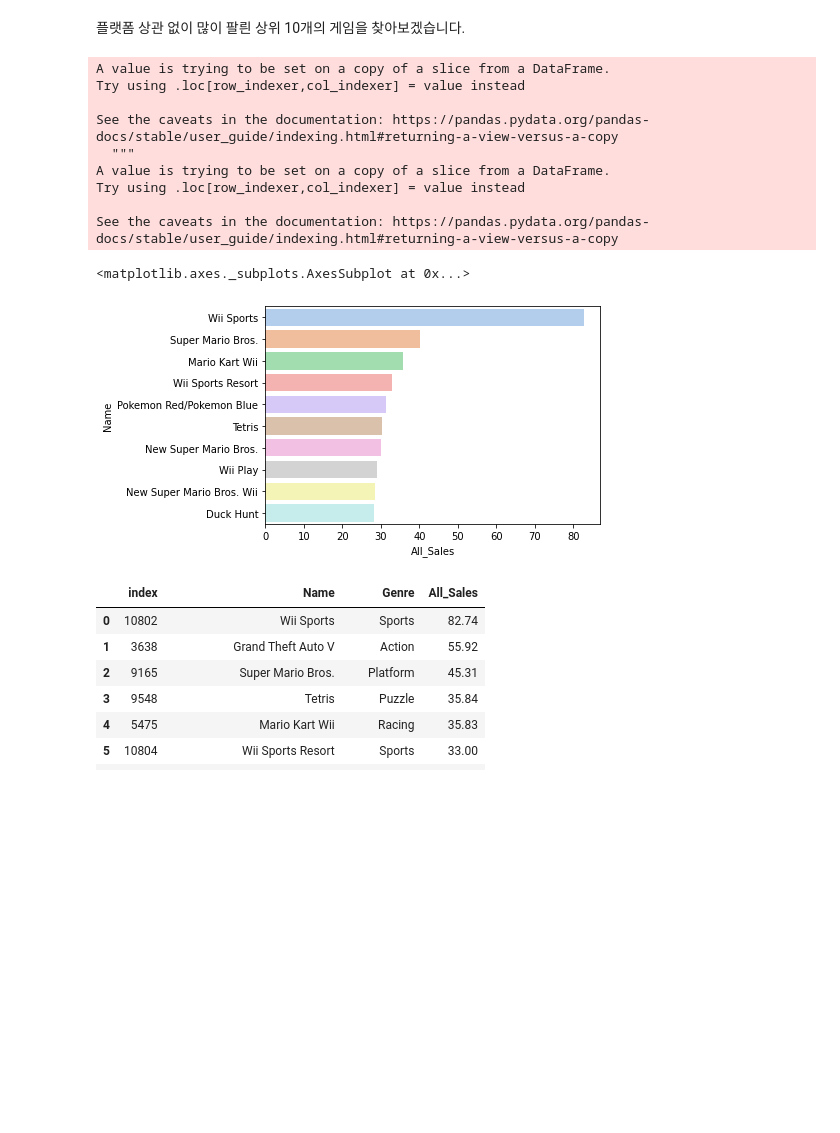
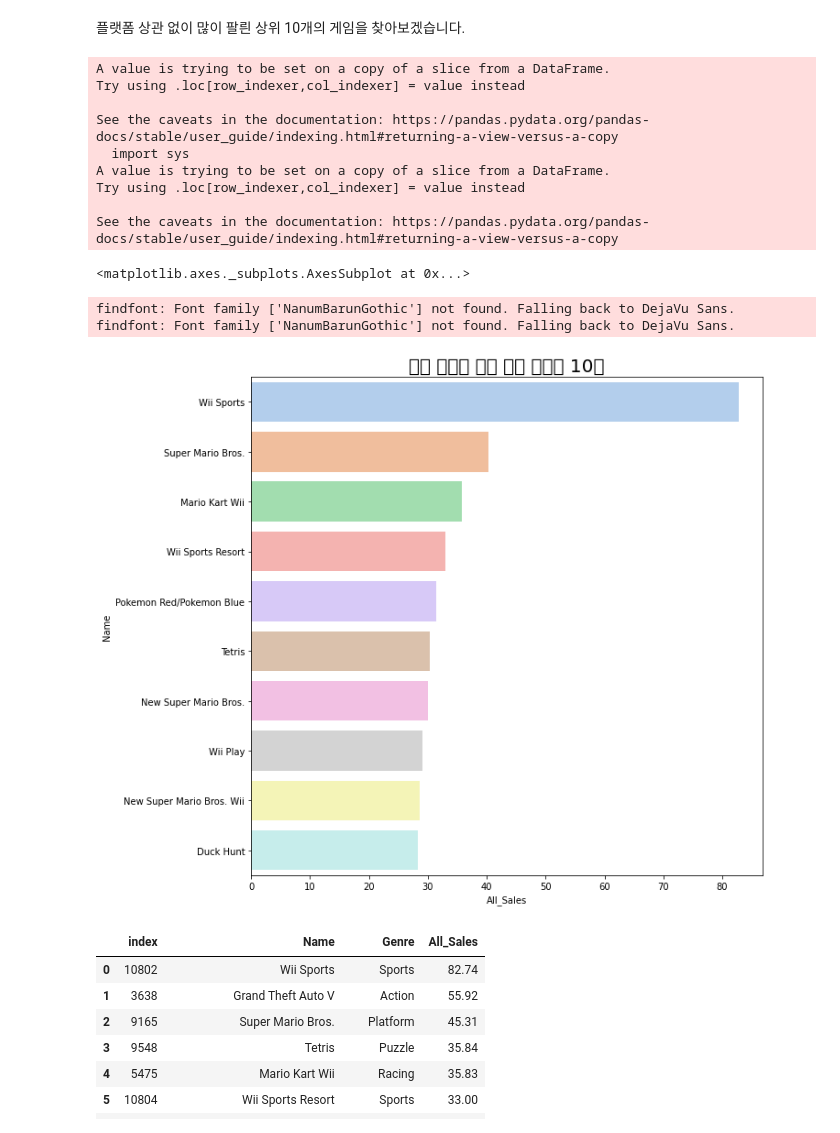
Before and after one commit to okok7272/CodeStatesProject, a Jupyter notebook: Section1/Project1_game_trends.ipynb, the cells around one changed output. Saved outputs shown, nothing was run; the diff lists cells and outputs as text; code cells hidden in the pictures; blank space fills up the shorter version.

```diff
--- a/Section1/Project1_game_trends.ipynb
+++ b/Section1/Project1_game_trends.ipynb
@@ -990,26 +983,31 @@ game_asc.head(10).reset_index(drop=False)
 플랫폼 상관 없이 많이 팔릔 상위 10개의 게임을 찾아보겠습니다.
 # %%
 #상위권 데이터는 일단 10%로 스캐터 플롯 구성
+plt.rc('font', family='NanumBarunGothic')
+
 game_per= game_asc.head(10)
 game_per1= game_per[['Name','All_Sales']]
 game_per_sum= game_per1['All_Sales'].sum()
 game_per1['Sales_per']= game_per1['All_Sales']/game_per_sum
 game_per1['Sales_per']=game_per1['Sales_per']*100
 #game_per1.drop(['All_Sales'],axis=1,inplace=True)
-
+plt.figure(figsize=(10,10))
+plt. title('멀티 플랫폼 기준 최다 판매량 10위', fontsize=20)
 sns.barplot(y='Name', x='All_Sales',data=game_per1,ci=False,alpha=0.9,palette='pastel')
 # %% [output]
 A value is trying to be set on a copy of a slice from a DataFrame.
 Try using .loc[row_indexer,col_indexer] = value instead
 
 See the caveats in the documentation: https://pandas.pydata.org/pandas-docs/stable/user_guide/indexing.html#returning-a-view-versus-a-copy
-  """
+  import sys
 A value is trying to be set on a copy of a slice from a DataFrame.
 Try using .loc[row_indexer,col_indexer] = value instead
 
 See the caveats in the documentation: https://pandas.pydata.org/pandas-docs/stable/user_guide/indexing.html#returning-a-view-versus-a-copy
 <matplotlib.axes._subplots.AxesSubplot at 0x...>
+findfont: Font family ['NanumBarunGothic'] not found. Falling back to DejaVu Sans.
+findfont: Font family ['NanumBarunGothic'] not found. Falling back to DejaVu Sans.
-[figure, old version]
+[figure, new version]
 # %%
 explodes=[0.05,0.05,0.05,0.05,0.05,0.05,0.05,0.05,0.05,0.05]
 
```
Also changed, not shown: parts of 4 cells of this notebook.
